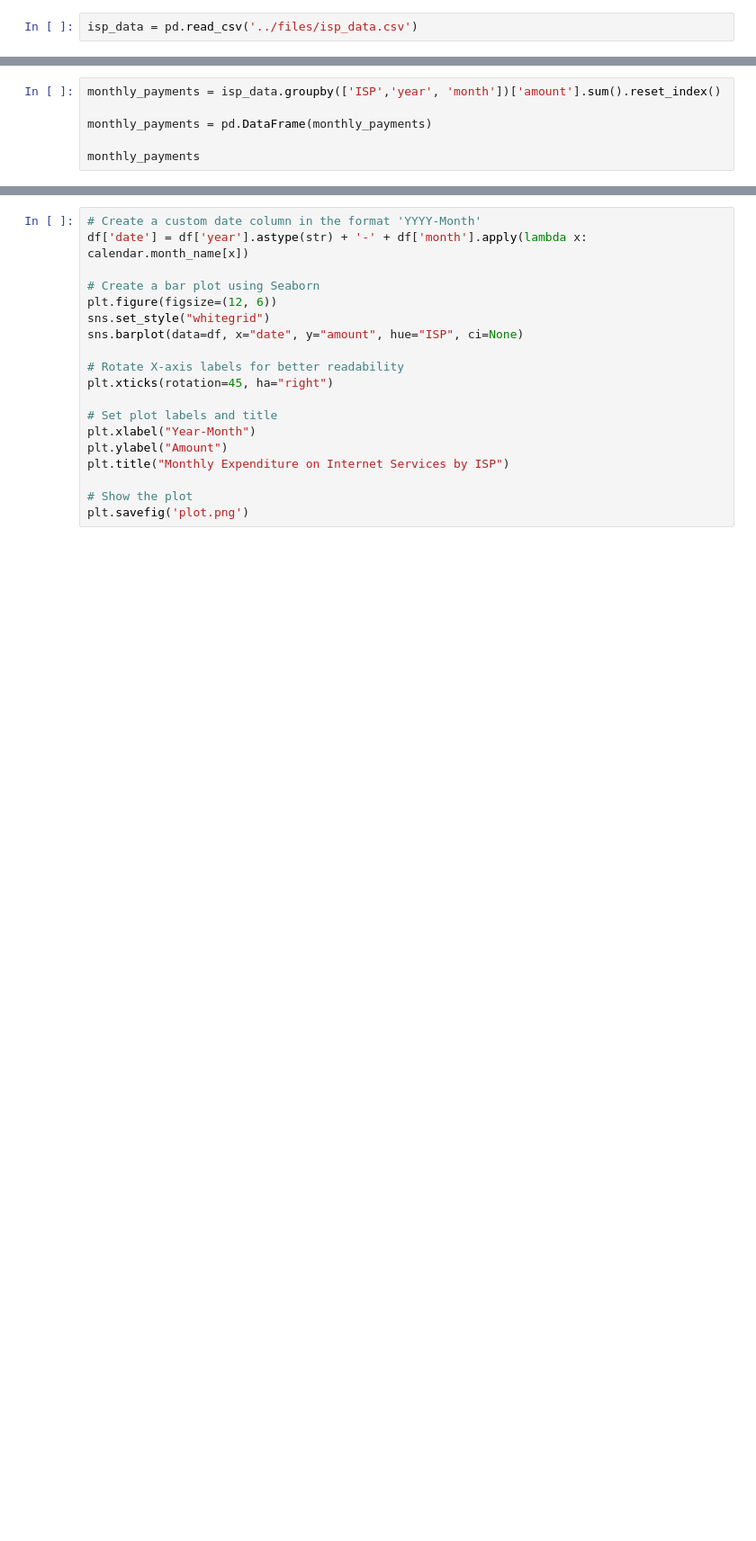
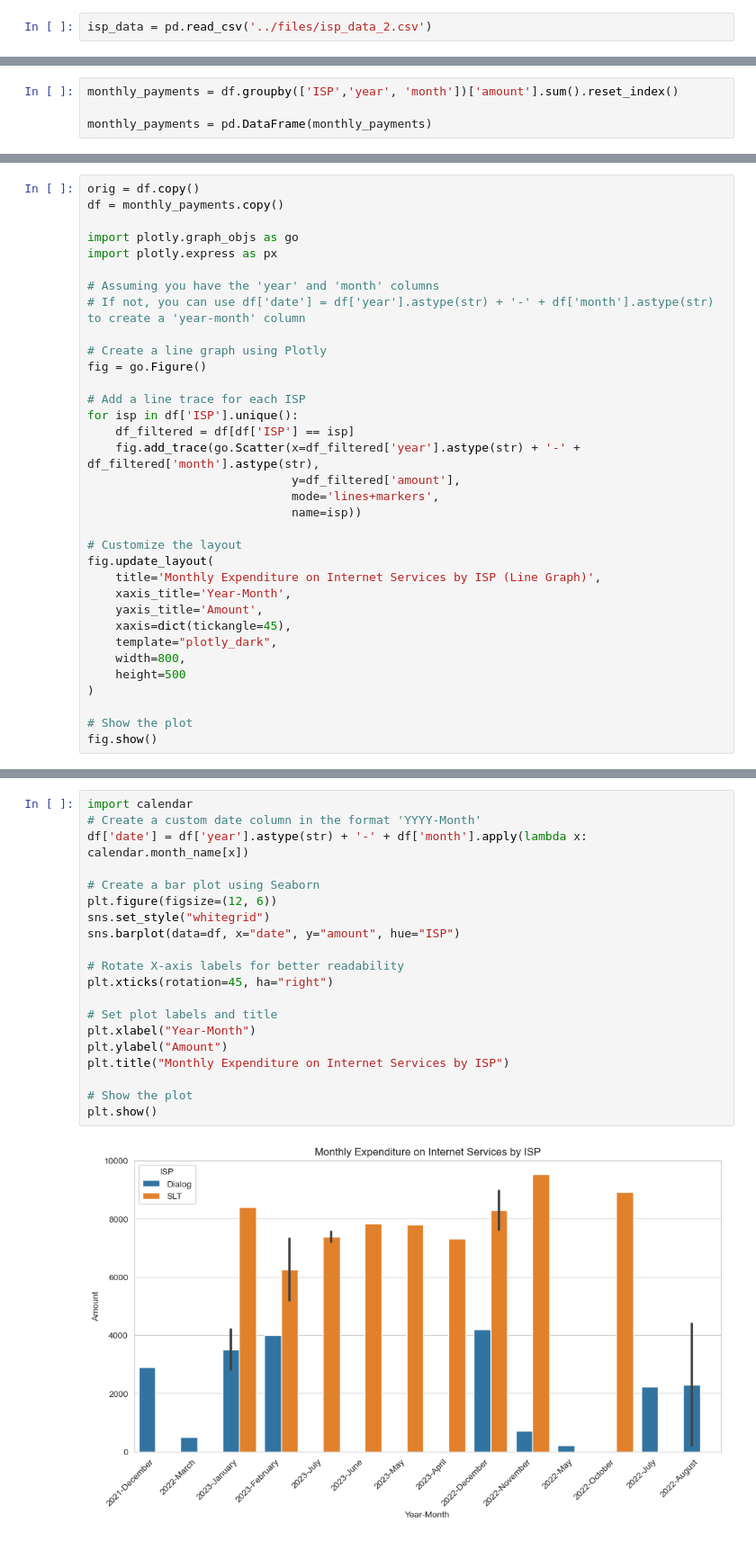
Before and after one commit to malshanCS/SmartBillAnalyzer, a Jupyter notebook: code/isp_visualization.ipynb, the cells around one changed output, grey strips where cells are left out. Shown: that part at 90% size. Cells and saved outputs as stored; diff of their text form; blank space fills up the shorter version.

```diff
--- a/code/isp_visualization.ipynb
+++ b/code/isp_visualization.ipynb
@@ -7,3 +8,3 @@ import plotly.express as px
 import os
 # %%
-isp_data = pd.read_csv('../files/isp_data.csv')
+isp_data = pd.read_csv('../files/isp_data_2.csv')
@@ -12,6 +71,4 @@ isp_data
 # %%
-monthly_payments = isp_data.groupby(['ISP','year', 'month'])['amount'].sum().reset_index()
+monthly_payments = df.groupby(['ISP','year', 'month'])['amount'].sum().reset_index()
 
 monthly_payments = pd.DataFrame(monthly_payments)
-
-monthly_payments
@@ -17,0 +93,34 @@ monthly_payments
+# %%
+orig = df.copy()
+df = monthly_payments.copy()
+
+import plotly.graph_objs as go
+import plotly.express as px
+
+# Assuming you have the 'year' and 'month' columns
+# If not, you can use df['date'] = df['year'].astype(str) + '-' + df['month'].astype(str) to create a 'year-month' column
+
+# Create a line graph using Plotly
+fig = go.Figure()
+
+# Add a line trace for each ISP
+for isp in df['ISP'].unique():
+    df_filtered = df[df['ISP'] == isp]
+    fig.add_trace(go.Scatter(x=df_filtered['year'].astype(str) + '-' + df_filtered['month'].astype(str),
+                             y=df_filtered['amount'],
+                             mode='lines+markers',
+                             name=isp))
+
+# Customize the layout
+fig.update_layout(
+    title='Monthly Expenditure on Internet Services by ISP (Line Graph)',
+    xaxis_title='Year-Month',
+    yaxis_title='Amount',
+    xaxis=dict(tickangle=45),
+    template="plotly_dark",
+    width=800,
+    height=500
+)
+
+# Show the plot
+fig.show()
@@ -18,19 +135,22 @@ monthly_payments
 # %%
+import calendar
 # Create a custom date column in the format 'YYYY-Month'
 df['date'] = df['year'].astype(str) + '-' + df['month'].apply(lambda x: calendar.month_name[x])
 
 # Create a bar plot using Seaborn
 plt.figure(figsize=(12, 6))
 sns.set_style("whitegrid")
-sns.barplot(data=df, x="date", y="amount", hue="ISP", ci=None)
+sns.barplot(data=df, x="date", y="amount", hue="ISP")
 
 # Rotate X-axis labels for better readability
 plt.xticks(rotation=45, ha="right")
 
 # Set plot labels and title
 plt.xlabel("Year-Month")
 plt.ylabel("Amount")
 plt.title("Monthly Expenditure on Internet Services by ISP")
 
 # Show the plot
-plt.savefig('plot.png')
+plt.show()
+# %% [output]
+[figure, added]
```
Also changed, not shown: parts of 10 cells of this notebook, 2 other files.
